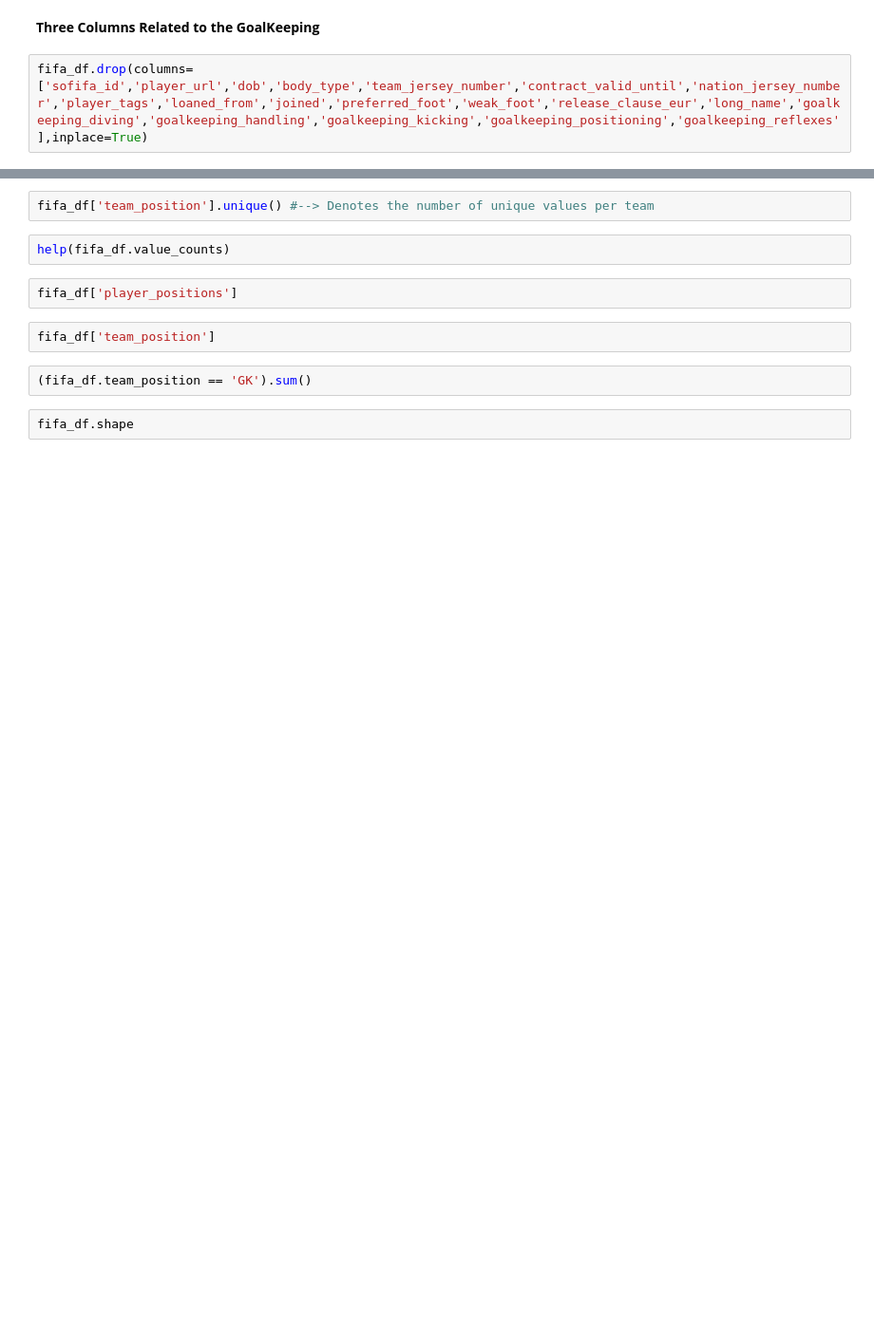
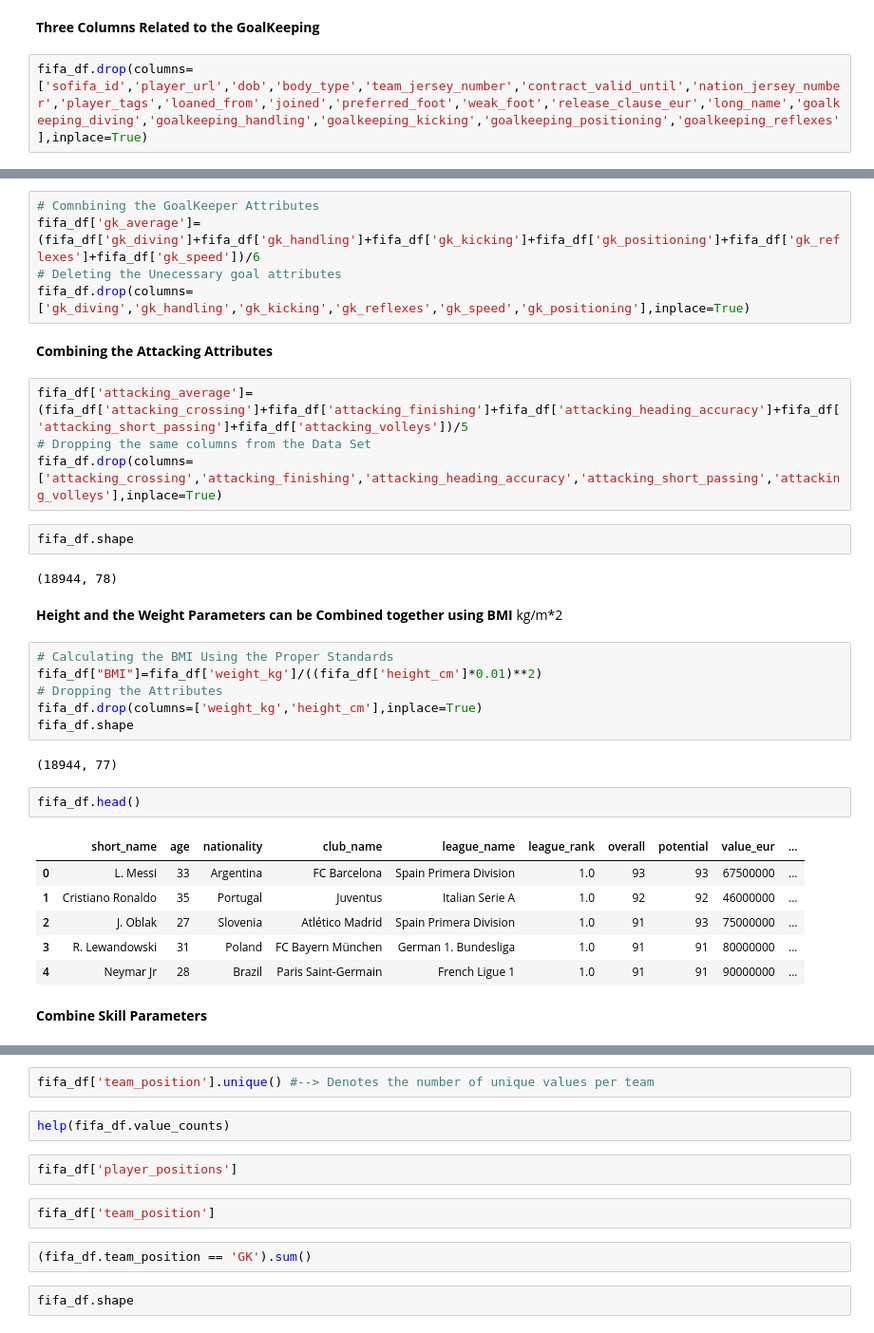
Before and after one commit to SianRods/Data-Science-ML, a Jupyter notebook: DJS Compute Taks/DJS-Compute_Tasks.ipynb, the cells around one changed output, grey strips where cells are left out. Shown at 95% size. Saved outputs shown, nothing was run; the diff lists cells and outputs as text; blank space fills up the shorter version.

```diff
--- a/DJS Compute Taks/DJS-Compute_Tasks.ipynb
+++ b/DJS Compute Taks/DJS-Compute_Tasks.ipynb
@@ -35,0 +80,37 @@ fifa_df.head()
+# %%
+# Comnbining the GoalKeeper Attributes
+fifa_df['gk_average']=(fifa_df['gk_diving']+fifa_df['gk_handling']+fifa_df['gk_kicking']+fifa_df['gk_positioning']+fifa_df['gk_reflexes']+fifa_df['gk_speed'])/6
+# Deleting the Unecessary goal attributes
+fifa_df.drop(columns=['gk_diving','gk_handling','gk_kicking','gk_reflexes','gk_speed','gk_positioning'],inplace=True)
+# %% [markdown]
+**Combining the Attacking Attributes**
+# %%
+fifa_df['attacking_average']=(fifa_df['attacking_crossing']+fifa_df['attacking_finishing']+fifa_df['attacking_heading_accuracy']+fifa_df['attacking_short_passing']+fifa_df['attacking_volleys'])/5
+# Dropping the same columns from the Data Set
+fifa_df.drop(columns=['attacking_crossing','attacking_finishing','attacking_heading_accuracy','attacking_short_passing','attacking_volleys'],inplace=True)
+# %%
+fifa_df.shape
+# %% [output]
+(18944, 78)
+# %% [markdown]
+**Height and the Weight Parameters can be Combined together using BMI**
+kg/m*2
+# %%
+# Calculating the BMI Using the Proper Standards
+fifa_df["BMI"]=fifa_df['weight_kg']/((fifa_df['height_cm']*0.01)**2)
+# Dropping the Attributes
+fifa_df.drop(columns=['weight_kg','height_cm'],inplace=True)
+fifa_df.shape
+# %% [output]
+(18944, 77)
+# %%
+fifa_df.head()
+# %% [output]
+|  | short_name | age | nationality | club_name | league_name | league_rank | overall | potential | value_eur | ... |
+| 0 | L. Messi | 33 | Argentina | FC Barcelona | Spain Primera Division | 1.0 | 93 | 93 | 67500000 | ... |
+| 1 | Cristiano Ronaldo | 35 | Portugal | Juventus | Italian Serie A | 1.0 | 92 | 92 | 46000000 | ... |
+| 2 | J. Oblak | 27 | Slovenia | Atlético Madrid | Spain Primera Division | 1.0 | 91 | 93 | 75000000 | ... |
+| 3 | R. Lewandowski | 31 | Poland | FC Bayern München | German 1. Bundesliga | 1.0 | 91 | 91 | 80000000 | ... |
+| 4 | Neymar Jr | 28 | Brazil | Paris Saint-Germain | French Ligue 1 | 1.0 | 91 | 91 | 90000000 | ... |
+# %% [markdown]
+**Combine Skill Parameters**
```
Also changed, not shown: parts of 22 cells of this notebook.
